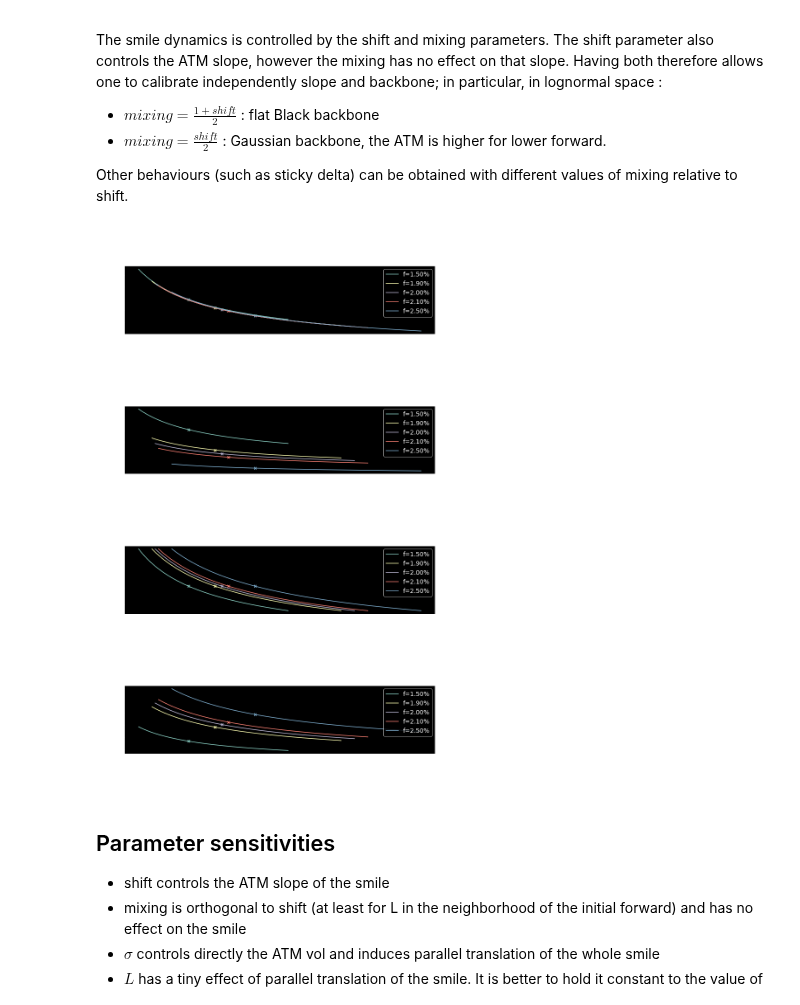
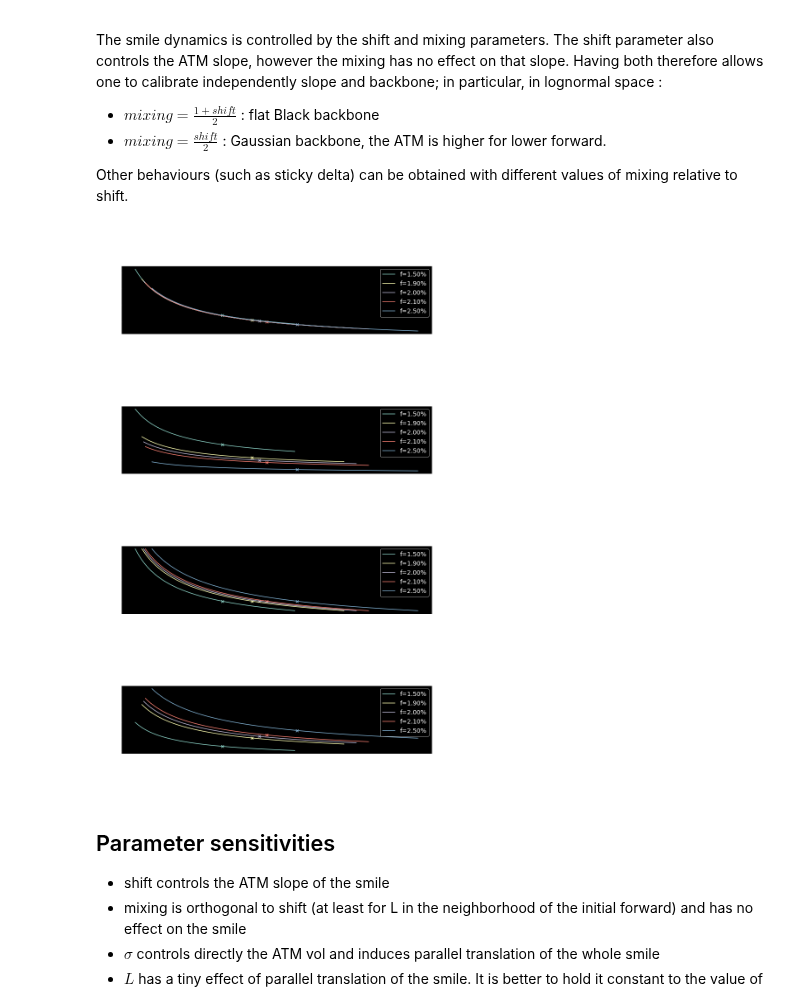
Before and after one commit to sauxpa/Quant, a Jupyter notebook: volmodels_examples/displaced_lognormal.ipynb, the cells around one changed output. Drawn from its saved outputs; the diff is of its cells as text; code cells hidden in the pictures.

Commit message:
split vol models, fix logmoneyness scale

```diff
--- a/volmodels_examples/displaced_lognormal.ipynb
+++ b/volmodels_examples/displaced_lognormal.ipynb
@@ -83,8 +83,8 @@ shift = 0.8
 mixing = 0.99
 sigma = 50*ONE_PCT
 L = f
-moneyness_lo = 1/10
-moneyness_hi = 3
+logmoneyness_lo = -1.5
+logmoneyness_hi = 0.5
 # %%
 Model_LN = SLN_adjustable_backbone_LN(sigma=sigma,
                                       shift=shift,
@@ -92,8 +92,8 @@ Model_LN = SLN_adjustable_backbone_LN(sigma=sigma,
                                       L=L,
                                       f=f,
                                       n_strikes=N_STRIKES,
-                                      moneyness_lo=moneyness_lo,
-                                      moneyness_hi=moneyness_hi
+                                      logmoneyness_lo=logmoneyness_lo,
+                                      logmoneyness_hi=logmoneyness_hi
                                      )
 # %%
 xlabel = 'logmoneyness\n\n'
@@ -196,36 +196,36 @@ Model_LN = SLN_adjustable_backbone_LN(sigma=sigma,
                                       mixing=mixing,
                                       L=L,
                                       f=f,
                                       n_strikes=N_STRIKES,
-                                      moneyness_lo=0.5,
-                                      moneyness_hi=2
+                                      logmoneyness_lo=-1.5,
+                                      logmoneyness_hi=0.5,
                                      )
 
 fig, axes = plt.subplots(nrows=4, ncols=1)
 
 for i, ax in enumerate(axes):
     mixing = mixings[i]
     Model_LN.mixing= mixing
     for f_shock in f_shocks:
         Model_LN.f = f+f_shock
         smile = list(Model_LN.smile.values())
         label = 'f={:.2%}'.format(f+f_shock)
         ax.plot(Model_LN.strike_grid, smile, label=label)
         ax.scatter([Model_LN.f], [Model_LN.ATM], marker='x')
 
         ax.set_xlabel(xlabel)
         ax.set_ylabel(ylabel)
         ax.legend(loc='upper right')
         ax.xaxis.set_major_formatter(FuncFormatter(lambda x, _: '{:.0%}'.format(x)))
         ax.set_title('{}\n'.format(Model_LN.vol_type)\
                      +r'$shift$={}'.format(Model_LN.shift)+'\n'\
                      +r'mixing={}'.format(Model_LN.mixing)+'\n',\
                     )
 
 plt.tight_layout()
 plt.show()
 # %% [output]
-[figure, old version]
+[figure, new version]
 # %% [markdown]
 ## Parameter sensitivities
 
```
Also changed, not shown: parts of 4 cells of this notebook, 7 other files.
